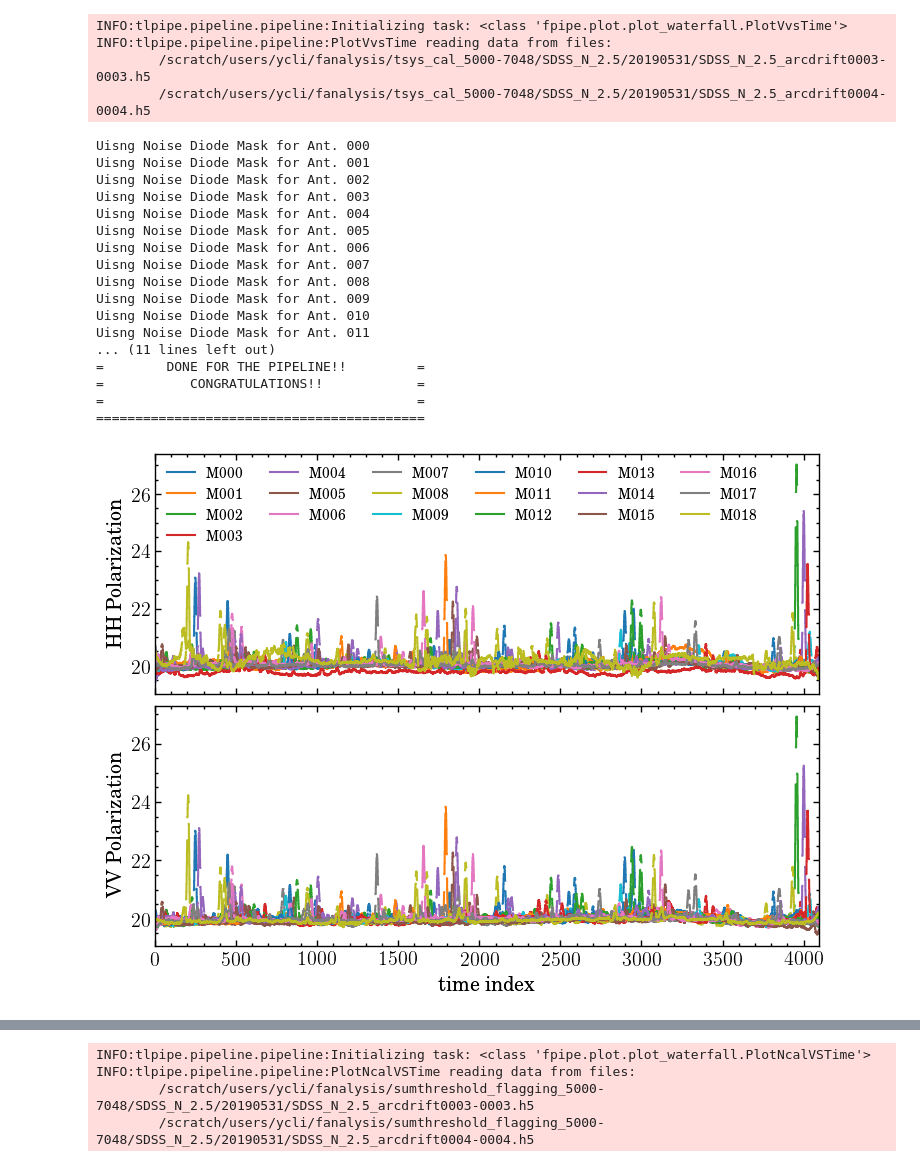
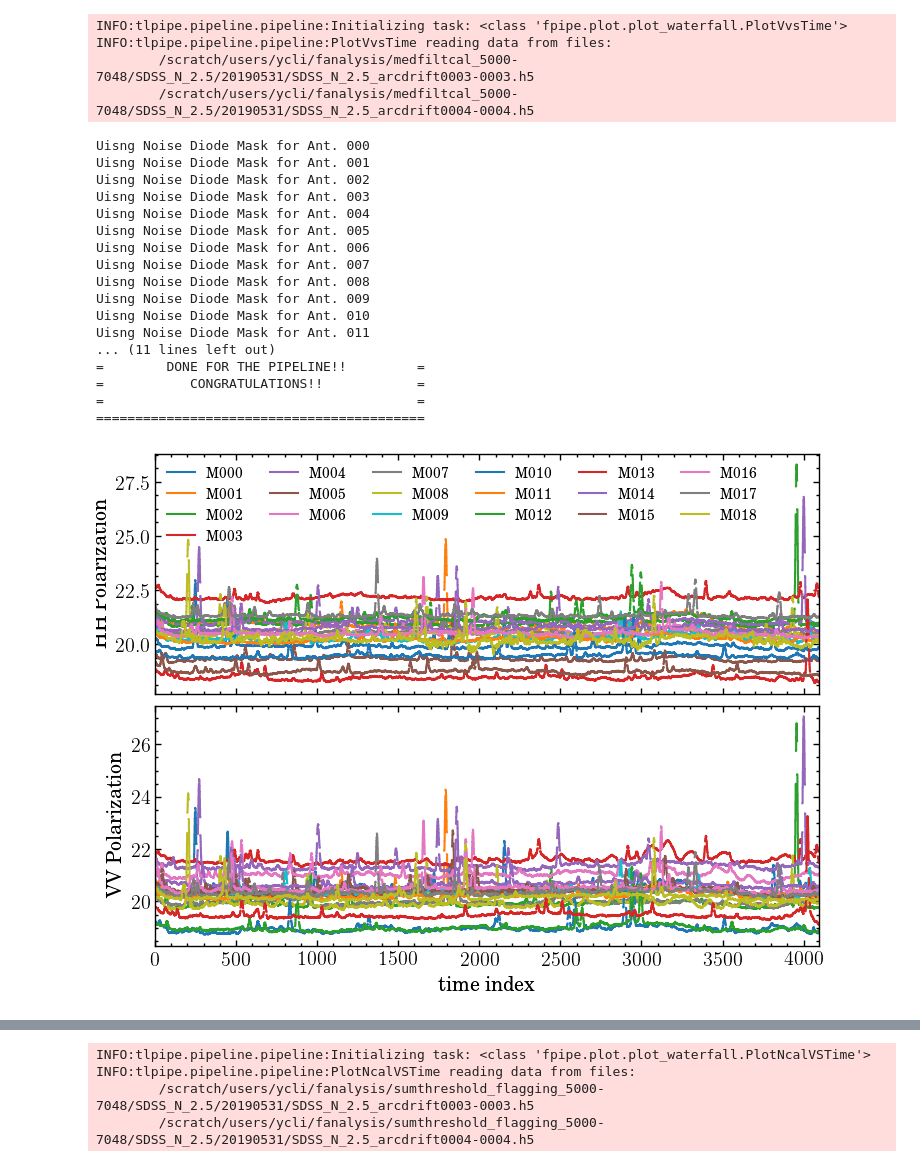
Before and after one commit to TianlaiProject/fpipe, a Jupyter notebook: notebooks/plot_timestream.ipynb, the cells around one changed output, grey strips where cells are left out. Saved outputs shown, nothing was run; the diff lists cells and outputs as text; code cells hidden in the pictures.

```diff
--- a/notebooks/plot_timestream.ipynb
+++ b/notebooks/plot_timestream.ipynb
@@ -27,8 +27,13 @@ def plot_ts():
 
     input_files = FILE_LIST
 
-    prefix = 'tsys_cal_5000-7048/'
+    #prefix = 'tsys_cal_5000-7048/'
     #prefix = 'tsys_cal_200-2248/'
+    #prefix = 'relativecal_medfiltcal_200-2248/'
+    #prefix = 'medfiltcal_200-2248/'
+    #prefix = 'tsys_medfiltcal_200-2248/'
+    #prefix = 'relativecal_medfiltcal_5000-7048/'
+    prefix = 'medfiltcal_5000-7048/'
 
     pipe_tasks.append(plot_waterfall.PlotVvsTime)
 
@@ -40,33 +45,33 @@ def plot_ts():
     pts_flag_mask = False
     pts_plot_index = True
     pts_rm_mean = False
     pts_rm_slop = False
     pts_t_block = None
     pts_rm_point_sources = False
 
     return locals()
 
 plot_ts()
 # %% [output]
 INFO:tlpipe.pipeline.pipeline:Initializing task: <class 'fpipe.plot.plot_waterfall.PlotVvsTime'>
 INFO:tlpipe.pipeline.pipeline:PlotVvsTime reading data from files:
-        /scratch/users/ycli/fanalysis/tsys_cal_5000-7048/SDSS_N_2.5/20190531/SDSS_N_2.5_arcdrift0003-0003.h5
-        /scratch/users/ycli/fanalysis/tsys_cal_5000-7048/SDSS_N_2.5/20190531/SDSS_N_2.5_arcdrift0004-0004.h5
+        /scratch/users/ycli/fanalysis/medfiltcal_5000-7048/SDSS_N_2.5/20190531/SDSS_N_2.5_arcdrift0003-0003.h5
+        /scratch/users/ycli/fanalysis/medfiltcal_5000-7048/SDSS_N_2.5/20190531/SDSS_N_2.5_arcdrift0004-0004.h5
 Uisng Noise Diode Mask for Ant. 000
 Uisng Noise Diode Mask for Ant. 001
 Uisng Noise Diode Mask for Ant. 002
 Uisng Noise Diode Mask for Ant. 003
 Uisng Noise Diode Mask for Ant. 004
 Uisng Noise Diode Mask for Ant. 005
 Uisng Noise Diode Mask for Ant. 006
 Uisng Noise Diode Mask for Ant. 007
 Uisng Noise Diode Mask for Ant. 008
 Uisng Noise Diode Mask for Ant. 009
 Uisng Noise Diode Mask for Ant. 010
 Uisng Noise Diode Mask for Ant. 011
 ... (11 lines left out)
 =        DONE FOR THE PIPELINE!!         =
 =           CONGRATULATIONS!!            =
 =                                        =
 ==========================================
-[figure, old version]
+[figure, new version]
```
Also changed, not shown: parts of 2 cells of this notebook, 17 other files.
